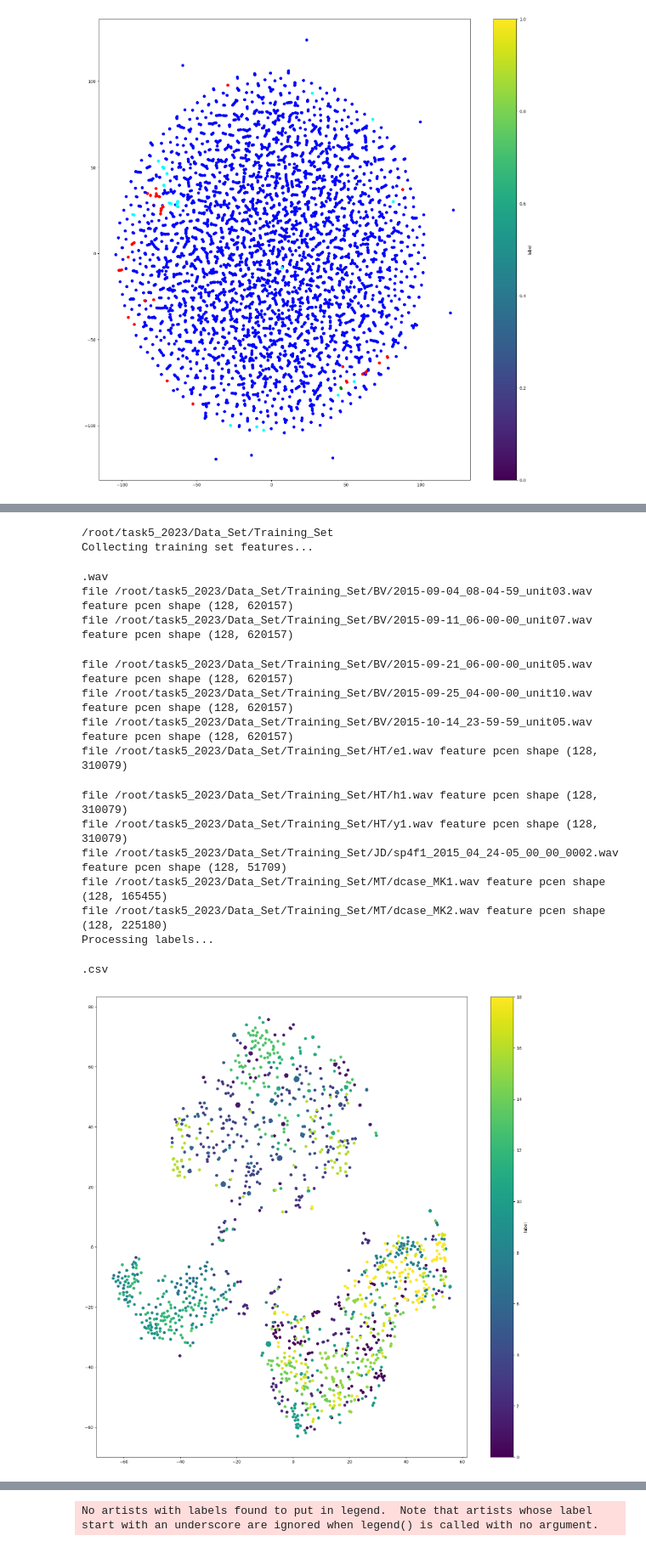
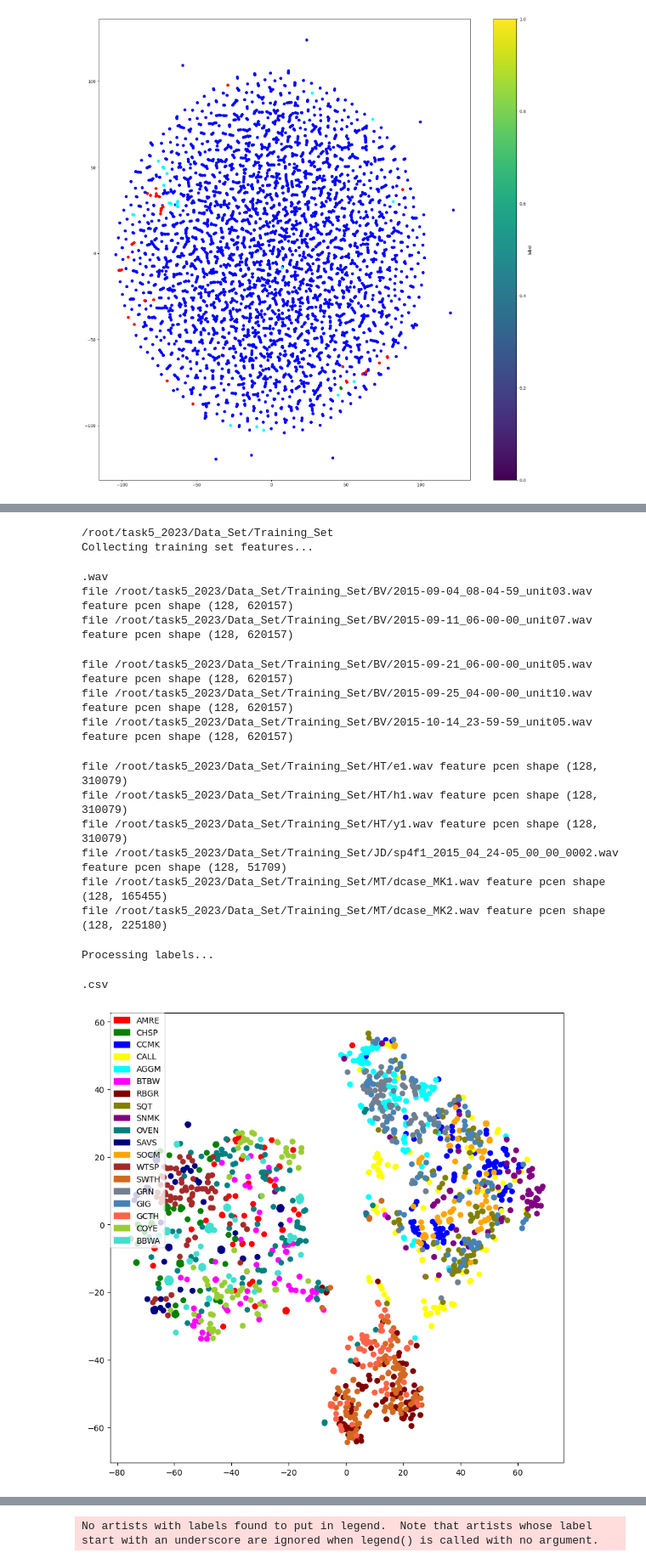
Before and after one commit to wty0511/MSc_Individual_Project, a Jupyter notebook: Untitled-1.ipynb, the cells around one changed output, grey strips where cells are left out. Shown at 85% size. Drawn from its saved outputs; the diff is of its cells as text; code cells hidden in the pictures.

```diff
--- a/Untitled-1.ipynb
+++ b/Untitled-1.ipynb
@@ -147,6 +147,7 @@ import matplotlib.pyplot as plt
 from src.models.ProtoMAML import ProtoMAML
 from src.models.ProtoMAML_proxy import *
 from src.models.TrinetMAML_copy import *
+from src.models.SiameseMAML_copy import *
 if not GlobalHydra().is_initialized():
     initialize(config_path="./")
 import matplotlib.patches as mpatches
@@ -154,7 +155,7 @@ import matplotlib.patches as mpatches
 
 cfg = compose(config_name="config_maml.yaml")
 
-save_file = r"/root/task5_2023/Checkpoints/Proto_MAML_10way_5step_convnet_2/Model/best_model.pth"
+save_file = r"/root/task5_2023/Checkpoints/SNN_MAML_10way_5step_convnetfwlarge_1/Model/best_model.pth"
 #
 color_dict = {
     0: '#FF0000',  # 红色
@@ -187,9 +188,10 @@ config = checkpoint['config']
 train_dataset = ClassDataset(cfg, mode = 'train', same_class_in_different_file=True, debug= False)
 classes = train_dataset.classes
 classes = list(classes)
-model = ProtoMAML(config).to('cuda' if torch.cuda.is_available() else 'cpu')
+# model = ProtoMAML(config).to('cuda' if torch.cuda.is_available() else 'cpu')
 # model = ProtoMAML_proxy(config).to('cuda' if torch.cuda.is_available() else 'cpu')
 # model = TNNMAML(config).to('cuda' if torch.cuda.is_available() else 'cpu')
+model = SNNMAML(config).to('cuda' if torch.cuda.is_available() else 'cpu')
 model.load_state_dict(model_state)
 model.eval()
 feat = []
@@ -205,7 +207,7 @@ for k, class_  in enumerate(classes):
         labels.append(k)
 
 
-tsne = TSNE(n_components=2, random_state=1, perplexity= 120)
+tsne = TSNE(n_components=2, random_state=2, perplexity= 120)
 data_2d = tsne.fit_transform(feat)
 coloars = [color_dict[label] for label in labels]
 
@@ -265,7 +266,7 @@ from src.utils.class_dataset import *
 from src.models.MAML import *
 from sklearn.manifold import TSNE
 import matplotlib.pyplot as plt
-
+import matplotlib.patches as mpatches
 
 if not GlobalHydra().is_initialized():
     initialize(config_path="./")
@@ -276,6 +277,28 @@ save_file = r"/root/task5_2023/Checkpoints/MAML_2way_5step_convclassifierfw_firs
 checkpoint = torch.load(save_file)
 model_state = checkpoint['state']
 config = checkpoint['config']
+color_dict = {
+    0: '#FF0000',  # 红色
+    1: '#008000',  # 绿色
+    2: '#0000FF',  # 蓝色
+    3: '#FFFF00',  # 黄色
+    4: '#00FFFF',  # 青色
+    5: '#FF00FF',  # 紫罗兰
+    6: '#800000',  # 栗色
+    7: '#808000',  # 橄榄色
+    8: '#800080',  # 紫色
+    9: '#008080',  # 青绿色
+    10: '#000080',  # 海蓝色
+    11: '#FFA500',  # 橙色
+    12: '#A52A2A',  # 棕色
+    13: '#D2691E',  # 巧克力色
+    14: '#708090',  # 石板灰
+    15: '#4682B4',  # 钢青色
+    16: '#FF6347',  # 番茄红
+    17: '#9ACD32',  # 黄绿色
+    18: '#40E0D0'   # 蓝绿色
+}
+
 
 train_dataset = ClassDataset(cfg, mode = 'train', same_class_in_different_file=True, debug= False)
 classes = train_dataset.classes
@@ -288,37 +311,45 @@ for k, class_  in enumerate(classes):
         model = MAML(cfg).to('cuda' if torch.cuda.is_available() else 'cpu')
         model.load_state_dict(model_state)
         model.eval()
         embedding = model.feature_extractor.get_feature(data[0][1].unsqueeze(0).cuda()).squeeze().detach().cpu().numpy()
         feat.append(embedding)
 
         labels.append(k)
 
 
 tsne = TSNE(n_components=2, random_state=1)
 data_2d = tsne.fit_transform(feat)
 
-plt.figure(figsize=(20, 20))
-plt.scatter(data_2d[:, 0], data_2d[:, 1], c=labels, cmap='viridis')
-plt.colorbar(label='label')
+coloars = [color_dict[label] for label in labels]
+
+plt.figure(figsize=(10, 10))
+plt.scatter(data_2d[:, 0], data_2d[:, 1], c=coloars, cmap='viridis')
+
+patches = [mpatches.Patch(color=color_dict[i], label='{}'.format(classes[i])) for i in range(19)]
+
+plt.legend(handles=patches, bbox_to_anchor=(0.0, 1), loc='upper left', borderaxespad=0.)
+# plt.legend(handles=patches, loc='best')
+
+# plt.colorbar(label='label')
 # plt.scatter(data_2d[-2, 0], data_2d[-2, 1], c='red', marker='x', s=200)
 # plt.scatter(data_2d[-1, 0], data_2d[-1, 1], c='blue', marker='x', s=200)
 
 plt.show()
 # %% [output]
 /root/task5_2023/Data_Set/Training_Set
 Collecting training set features...
 .wav
 file /root/task5_2023/Data_Set/Training_Set/BV/2015-09-04_08-04-59_unit03.wav feature pcen shape (128, 620157)
 file /root/task5_2023/Data_Set/Training_Set/BV/2015-09-11_06-00-00_unit07.wav feature pcen shape (128, 620157)
 file /root/task5_2023/Data_Set/Training_Set/BV/2015-09-21_06-00-00_unit05.wav feature pcen shape (128, 620157)
 file /root/task5_2023/Data_Set/Training_Set/BV/2015-09-25_04-00-00_unit10.wav feature pcen shape (128, 620157)
 file /root/task5_2023/Data_Set/Training_Set/BV/2015-10-14_23-59-59_unit05.wav feature pcen shape (128, 620157)
-file /root/task5_2023/Data_Set/Training_Set/HT/e1.wav feature pcen shape (128, 310079)
+file /root/task5_2023/Data_Set/Training_Set/HT/e1.wav feature pcen shape (128, 310079)
 file /root/task5_2023/Data_Set/Training_Set/HT/h1.wav feature pcen shape (128, 310079)
 file /root/task5_2023/Data_Set/Training_Set/HT/y1.wav feature pcen shape (128, 310079)
 file /root/task5_2023/Data_Set/Training_Set/JD/sp4f1_2015_04_24-05_00_00_0002.wav feature pcen shape (128, 51709)
 file /root/task5_2023/Data_Set/Training_Set/MT/dcase_MK1.wav feature pcen shape (128, 165455)
 file /root/task5_2023/Data_Set/Training_Set/MT/dcase_MK2.wav feature pcen shape (128, 225180)
-Processing labels...
-.csv
+Processing labels...
+.csv
-[figure, old version]
+[figure, new version]
```
Also changed, not shown: parts of 2 cells of this notebook, 17 other files.
